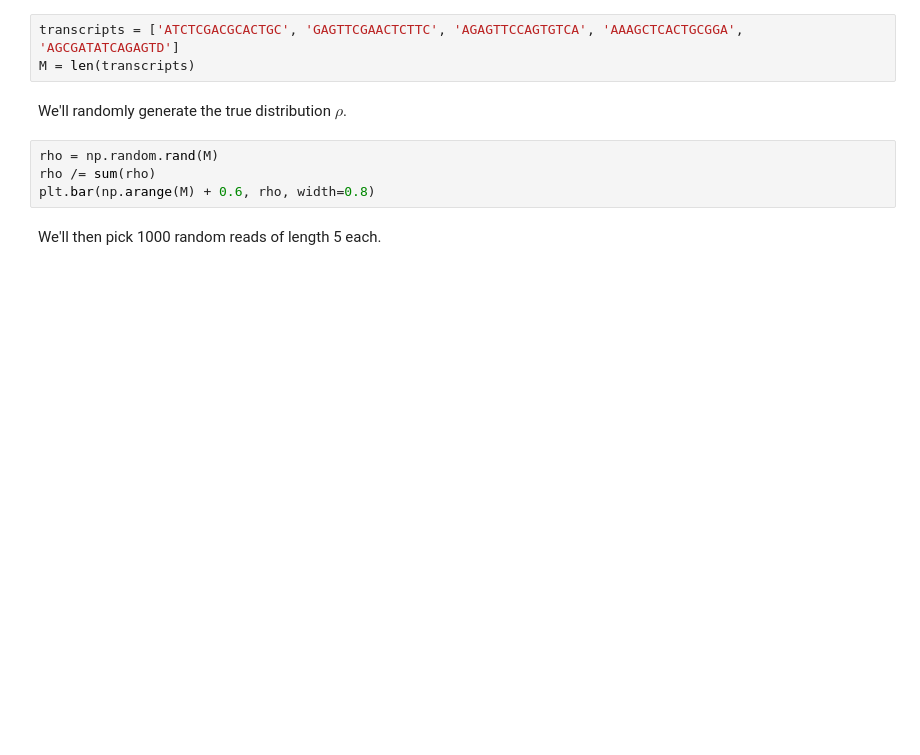
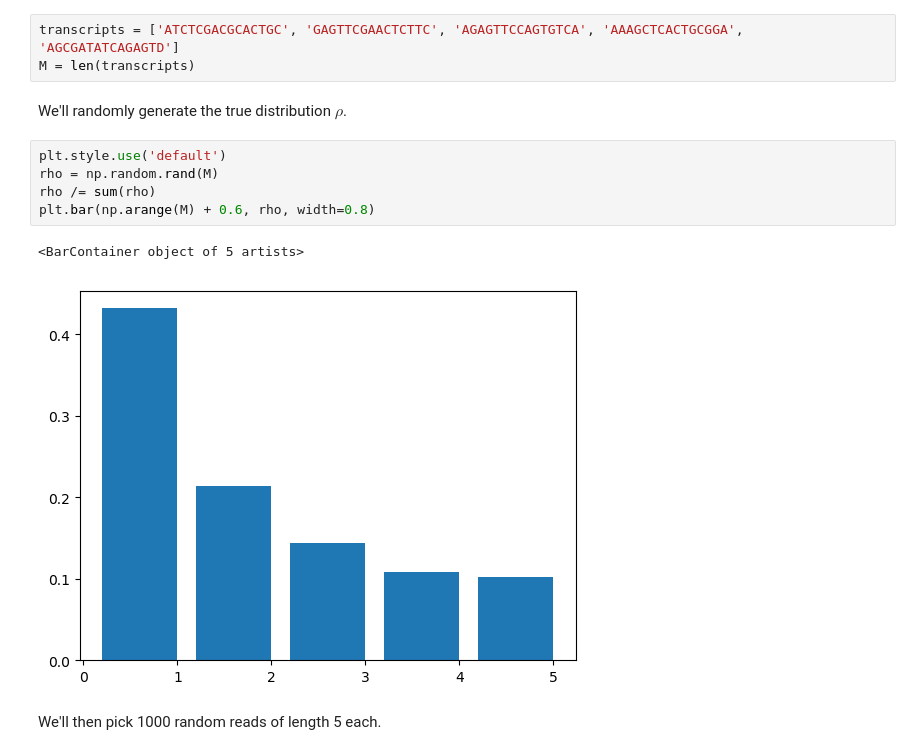
Before and after one commit to triyangle/EECS-126, a Jupyter notebook: lab/LAB_RNA/LAB12.ipynb, the cells around one changed output. Cells and saved outputs as stored; diff of their text form; blank space fills up the shorter version.

```diff
--- a/lab/LAB_RNA/LAB12.ipynb
+++ b/lab/LAB_RNA/LAB12.ipynb
@@ -133,9 +147,13 @@ M = len(transcripts)
 # %% [markdown]
 We'll randomly generate the true distribution $\rho$.
 # %%
+plt.style.use('default')
 rho = np.random.rand(M)
 rho /= sum(rho)
 plt.bar(np.arange(M) + 0.6, rho, width=0.8)
+# %% [output]
+<BarContainer object of 5 artists>
+[figure, added]
 # %% [markdown]
 We'll then pick 1000 random reads of length 5 each.
 # %%
```
Also changed, not shown: parts of 21 cells of this notebook, 2 other files.
